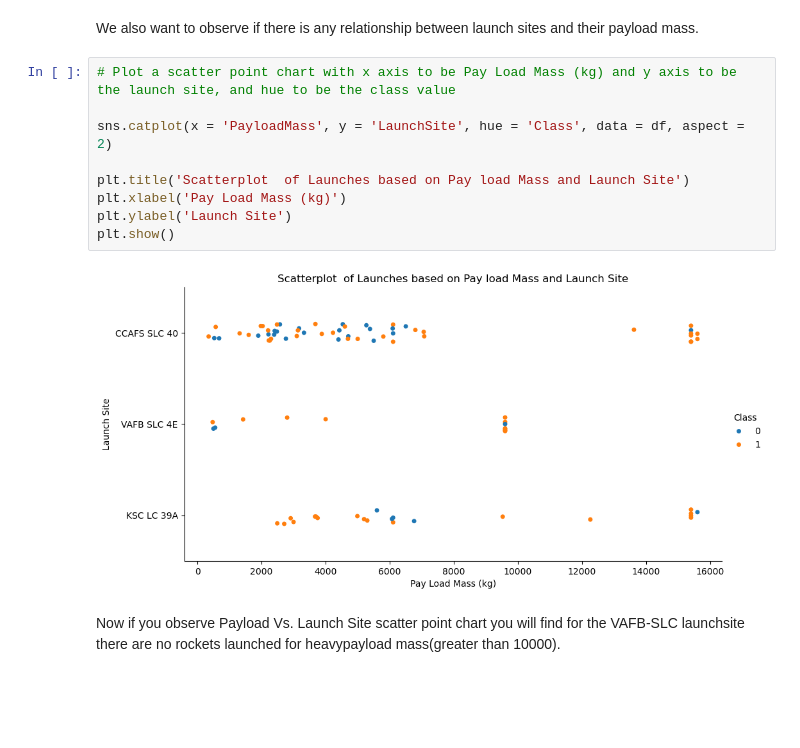
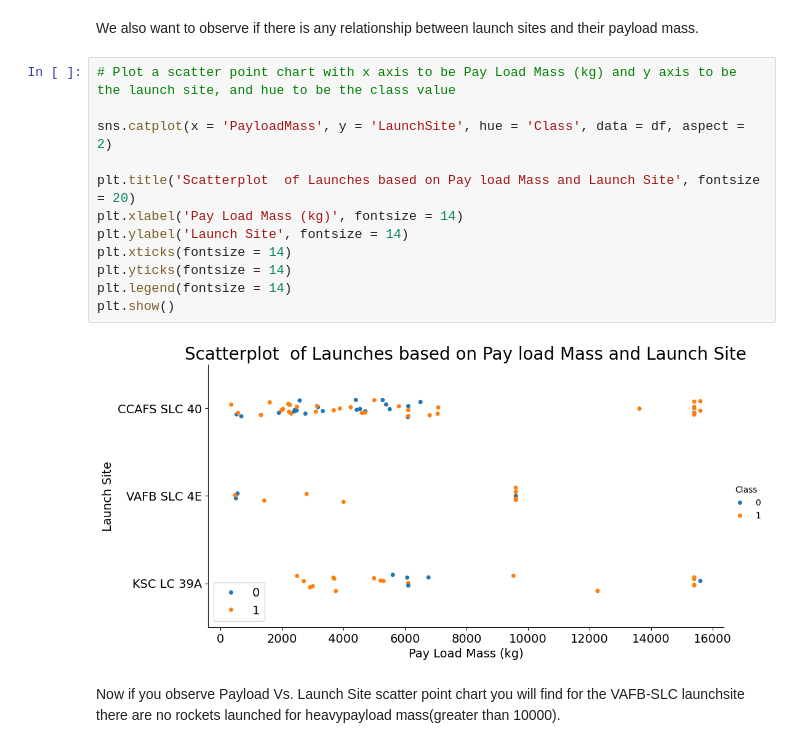
Before and after one commit to palvadam/Data-Science-Capstone-Project, a Jupyter notebook: jupyter-labs-eda-dataviz.ipynb, the cells around one changed output. Drawn from its saved outputs; the diff is of its cells as text; blank space fills up the shorter version.

```diff
--- a/jupyter-labs-eda-dataviz.ipynb
+++ b/jupyter-labs-eda-dataviz.ipynb
@@ -107,14 +110,17 @@ We also want to observe if there is any relationship between launch sites and th
 # %%
 # Plot a scatter point chart with x axis to be Pay Load Mass (kg) and y axis to be the launch site, and hue to be the class value
 
 sns.catplot(x = 'PayloadMass', y = 'LaunchSite', hue = 'Class', data = df, aspect = 2)
 
-plt.title('Scatterplot  of Launches based on Pay load Mass and Launch Site')
-plt.xlabel('Pay Load Mass (kg)')
-plt.ylabel('Launch Site')
+plt.title('Scatterplot  of Launches based on Pay load Mass and Launch Site', fontsize = 20)
+plt.xlabel('Pay Load Mass (kg)', fontsize = 14)
+plt.ylabel('Launch Site', fontsize = 14)
+plt.xticks(fontsize = 14)
+plt.yticks(fontsize = 14)
+plt.legend(fontsize = 14)
 plt.show()
 # %% [output]
-[figure, old version]
+[figure, new version]
 # %% [markdown]
 Now if you observe Payload Vs. Launch Site scatter point chart you will find for the VAFB-SLC  launchsite there are no  rockets  launched for  heavypayload mass(greater than 10000).
 # %% [markdown]
```
Also changed, not shown: parts of 4 cells of this notebook.
